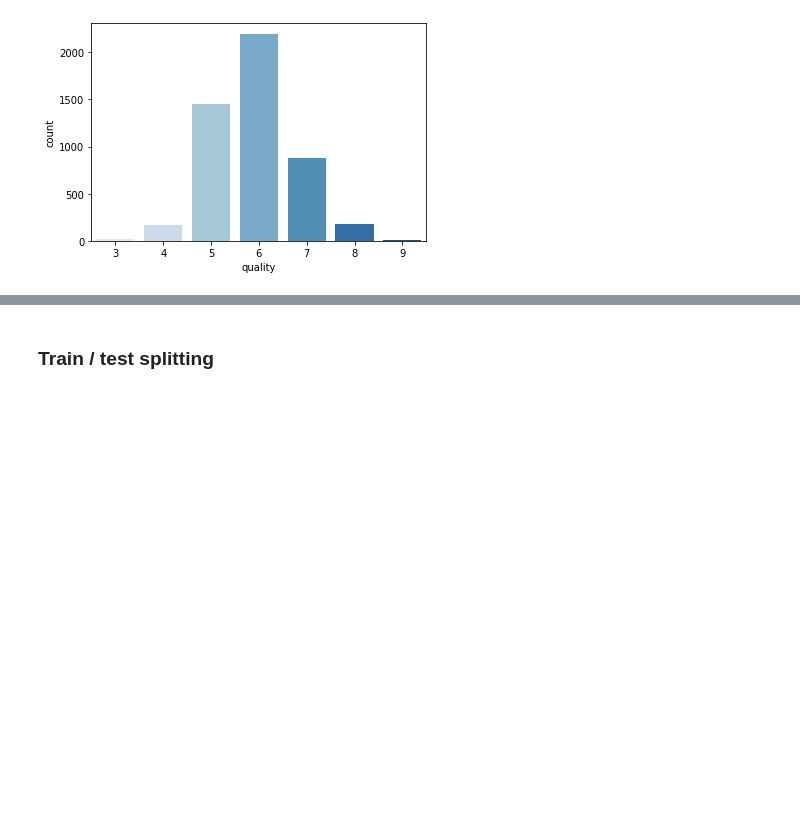
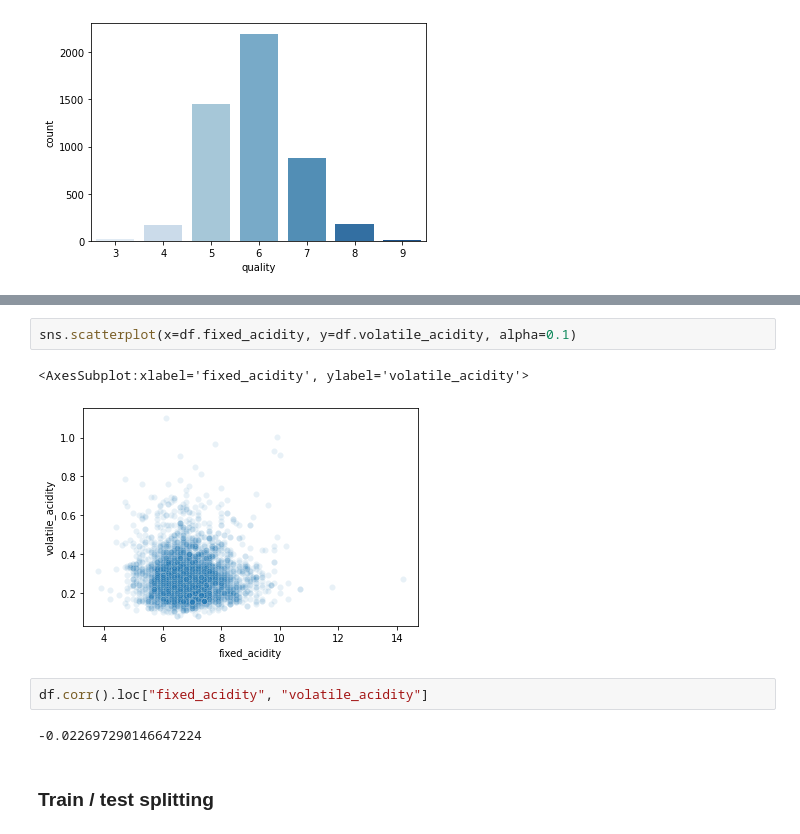
Before and after one commit to Ironhack-Data-Madrid-Agosto-2021/classroom-materials, a Jupyter notebook: week_07/04-decision-trees.ipynb, the cells around one changed output, grey strips where cells are left out. Cells and saved outputs as stored; diff of their text form; blank space fills up the shorter version.

```diff
--- a/week_07/04-decision-trees.ipynb
+++ b/week_07/04-decision-trees.ipynb
@@ -71,3 +140,12 @@ sns.countplot(x=df.quality, palette="Blues")
+# %%
+sns.scatterplot(x=df.fixed_acidity, y=df.volatile_acidity, alpha=0.1)
+# %% [output]
+<AxesSubplot:xlabel='fixed_acidity', ylabel='volatile_acidity'>
+[figure, added]
+# %%
+df.corr().loc["fixed_acidity", "volatile_acidity"]
+# %% [output]
+-0.022697290146647224
 # %% [markdown]
 ### Train / test splitting
 # %%
```
Also changed, not shown: parts of 59 cells of this notebook.
